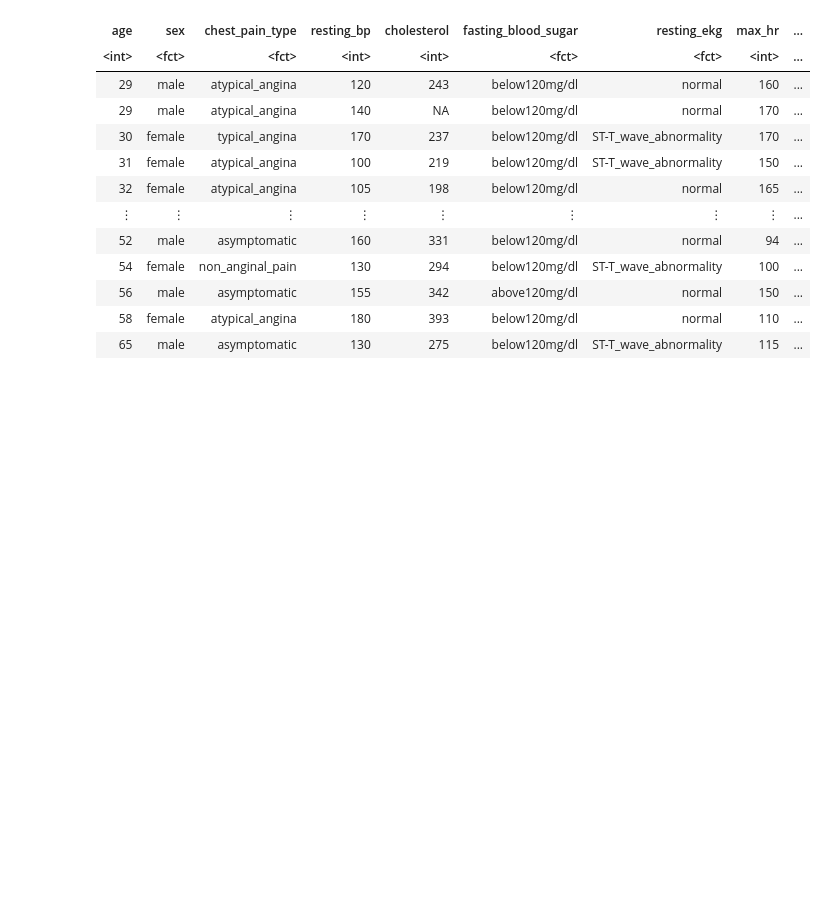
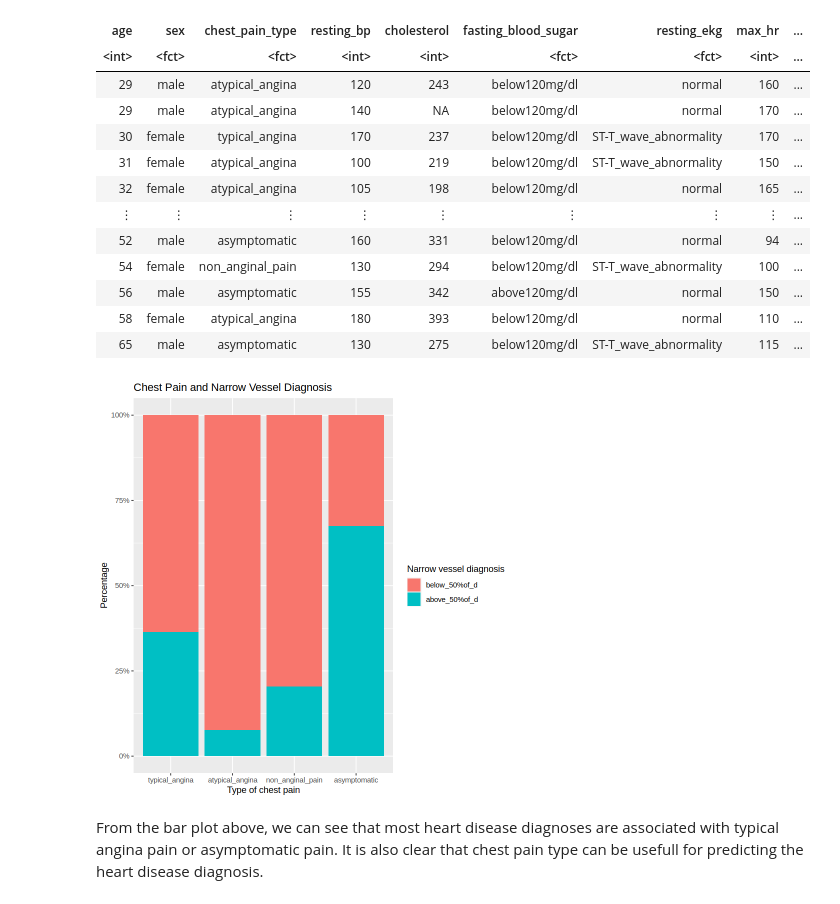
Before and after one commit to MaxVinichenko/DSCI_100_Final_Project, a Jupyter notebook: data.ipynb, the cells around one changed output. Saved outputs shown, nothing was run; the diff lists cells and outputs as text; code cells hidden in the pictures; blank space fills up the shorter version.

Commit message:
Added the Chest Pain and Narrow Vessel Diagnosis graph

```diff
--- a/data.ipynb
+++ b/data.ipynb
@@ -128,3 +124,18 @@ A data.frame: 293 × 14
 | 56 | male | asymptomatic | 155 | 342 | above120mg/dl | normal | 150 | ... |
 | 58 | female | atypical_angina | 180 | 393 | below120mg/dl | normal | 110 | ... |
 | 65 | male | asymptomatic | 130 | 275 | below120mg/dl | ST-T_wave_abnormality | 115 | ... |
+# %%
+#Exploring The Relationship Between Chest Pain Type and narrow vessel diagnostic:
+pain_vessel_graph<-formatted_heart_disease|>
+    ggplot(aes(x=chest_pain_type, fill=vessel_narrow))+
+        geom_bar(position="fill")+
+        scale_y_continuous(labels = percent_format(scale = 100)) +
+        ylab("Percentage")+
+        labs( title = "Chest Pain and Narrow Vessel Diagnosis", x="Type of chest pain", fill="Narrow vessel diagnosis")
+
+
+pain_vessel_graph
+# %% [output]
+[figure, added]
+# %% [markdown]
+From the bar plot above, we can see that most heart disease diagnoses are associated with typical angina pain or asymptomatic pain. It is also clear that chest pain type can be usefull for predicting the heart disease diagnosis.
```
Also changed, not shown: parts of 1 cell of this notebook.
